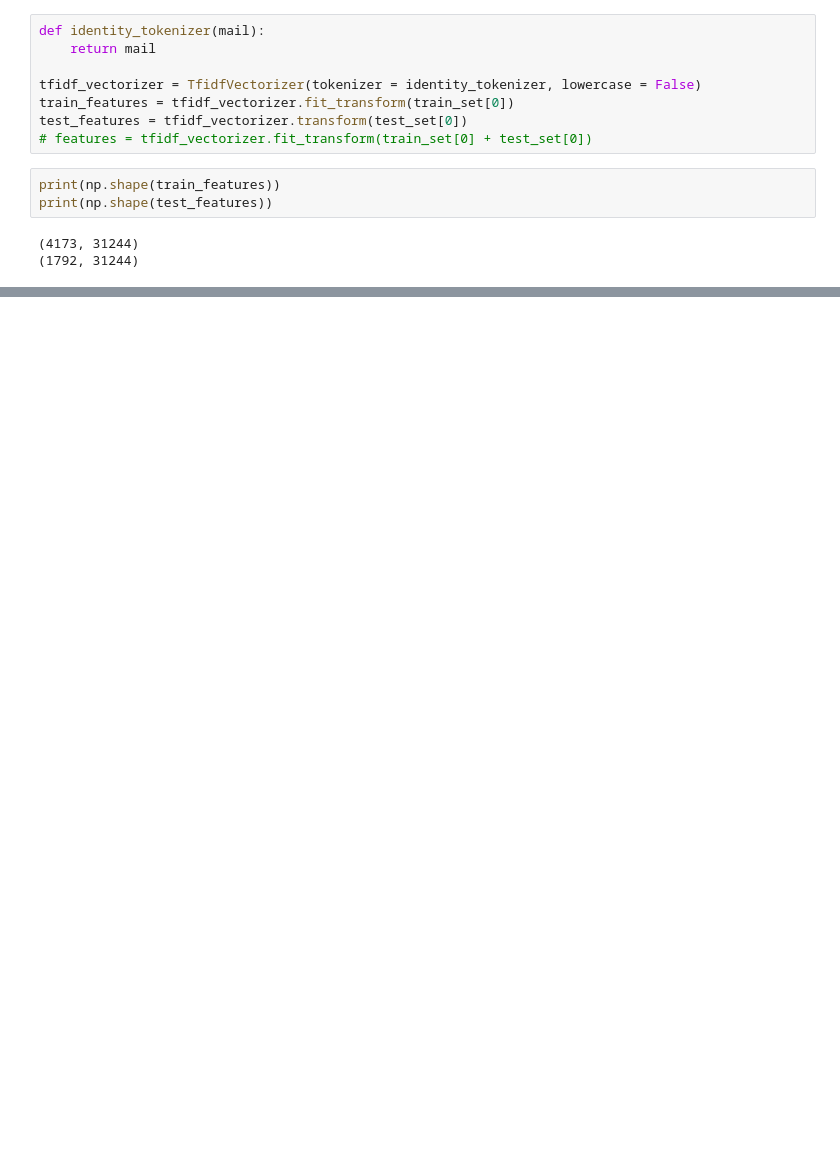
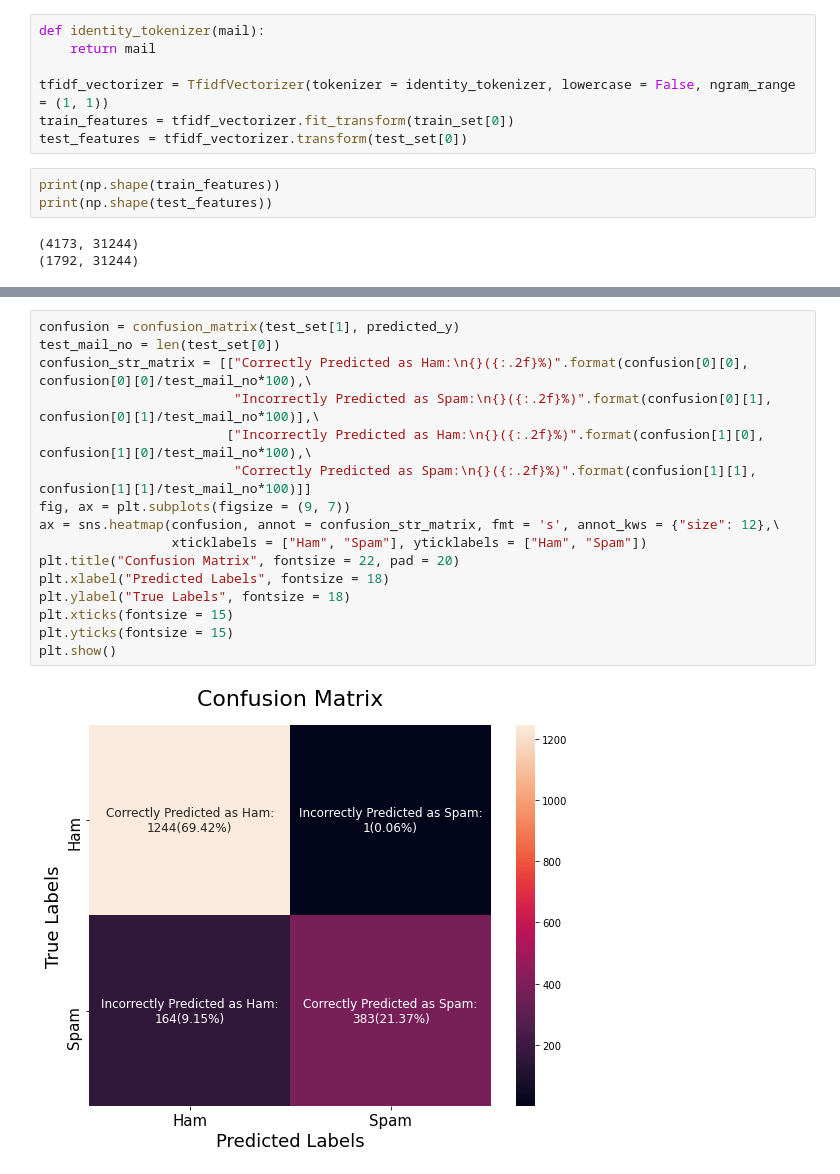
Before and after one commit to vikramc54/spam-classifier, a Jupyter notebook: Spam-classifier.ipynb, the cells around one changed output, grey strips where cells are left out. Cells and saved outputs as stored; diff of their text form; blank space fills up the shorter version.

```diff
--- a/Spam-classifier.ipynb
+++ b/Spam-classifier.ipynb
@@ -178,10 +198,9 @@ plt.show()
 def identity_tokenizer(mail):
     return mail
 
-tfidf_vectorizer = TfidfVectorizer(tokenizer = identity_tokenizer, lowercase = False)
+tfidf_vectorizer = TfidfVectorizer(tokenizer = identity_tokenizer, lowercase = False, ngram_range = (1, 1))
 train_features = tfidf_vectorizer.fit_transform(train_set[0])
 test_features = tfidf_vectorizer.transform(test_set[0])
-# features = tfidf_vectorizer.fit_transform(train_set[0] + test_set[0])
 # %%
 print(np.shape(train_features))
 print(np.shape(test_features))
@@ -199,0 +218,18 @@ Score on the test set   = 0.9079241071428571
+# %%
+confusion = confusion_matrix(test_set[1], predicted_y)
+test_mail_no = len(test_set[0])
+confusion_str_matrix = [["Correctly Predicted as Ham:\n{}({:.2f}%)".format(confusion[0][0], confusion[0][0]/test_mail_no*100),\
+                         "Incorrectly Predicted as Spam:\n{}({:.2f}%)".format(confusion[0][1], confusion[0][1]/test_mail_no*100)],\
+                        ["Incorrectly Predicted as Ham:\n{}({:.2f}%)".format(confusion[1][0], confusion[1][0]/test_mail_no*100),\
+                         "Correctly Predicted as Spam:\n{}({:.2f}%)".format(confusion[1][1], confusion[1][1]/test_mail_no*100)]]
+fig, ax = plt.subplots(figsize = (9, 7))
+ax = sns.heatmap(confusion, annot = confusion_str_matrix, fmt = 's', annot_kws = {"size": 12},\
+                 xticklabels = ["Ham", "Spam"], yticklabels = ["Ham", "Spam"])
+plt.title("Confusion Matrix", fontsize = 22, pad = 20)
+plt.xlabel("Predicted Labels", fontsize = 18)
+plt.ylabel("True Labels", fontsize = 18)
+plt.xticks(fontsize = 15)
+plt.yticks(fontsize = 15)
+plt.show()
+# %% [output]
+[figure, added]
```
Also changed, not shown: parts of 14 cells of this notebook.
